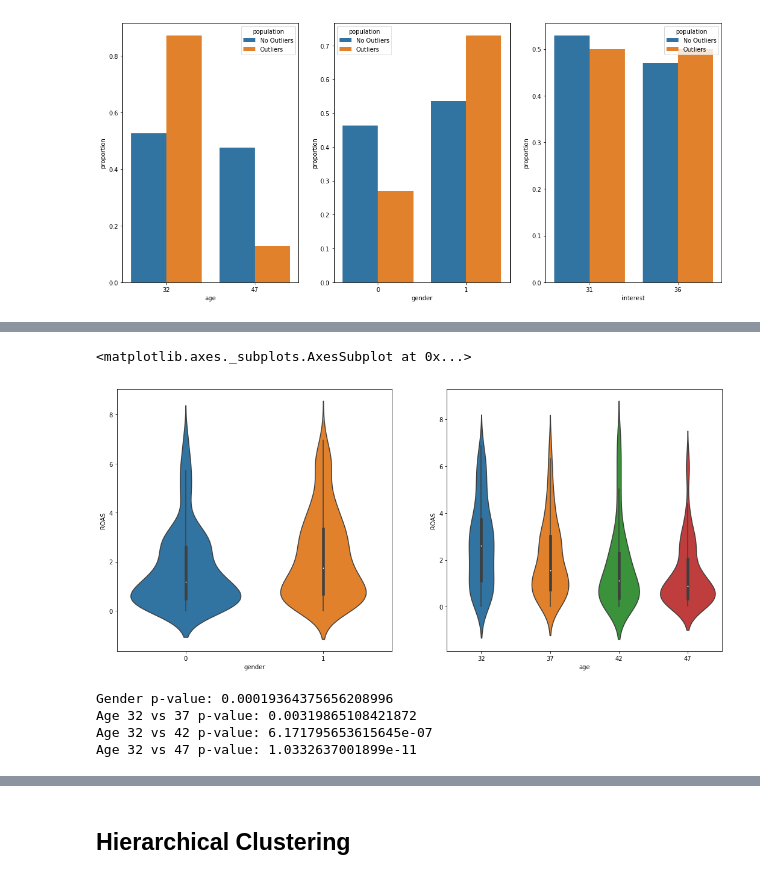
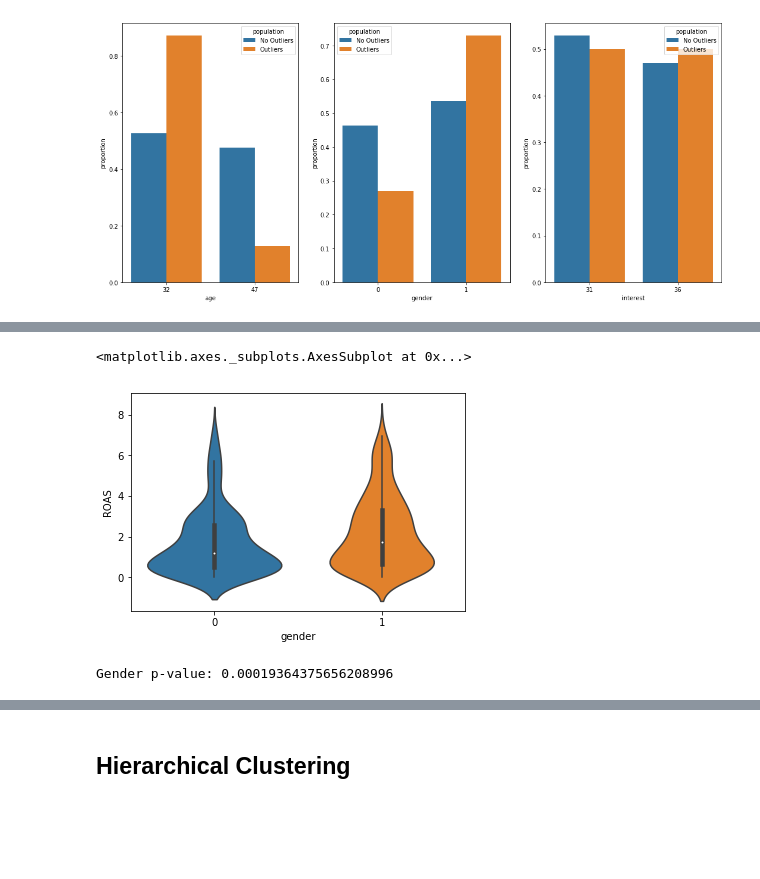
Before and after one commit to mgthometz/facebookads, a Jupyter notebook: fb_ad_analysis.ipynb, the cells around one changed output, grey strips where cells are left out. Saved outputs shown, nothing was run; the diff lists cells and outputs as text; code cells hidden in the pictures; blank space fills up the shorter version.

```diff
--- a/fb_ad_analysis.ipynb
+++ b/fb_ad_analysis.ipynb
@@ -357,25 +357,27 @@ As evidenced in the bar plots below, the 30-34 age group is over-represented in
 # %%
-def plot_proportions(outliers,no_outliers,var,reject_values,ax):
-    '''Plots relative proportions of outlier vs no outliers'''
+def make_subgroup(df,var,var_subgroup_list):
+    '''Creates a dataframe where the value of var is in var_subgroup_list'''
+    df_sub=df.ix[[i for i,n in df[var].iteritems() if n in var_subgroup_list]]
+    return df_sub
+
+outliers['population']='Outliers'
+no_outliers['population']='No Outliers'
+#Create dfs with only statistically significant subgroups for plotting
+subgroup_age=make_subgroup(outliers,'age',reject_age).append(make_subgroup(no_outliers,'age',reject_age))
+subgroup_gender=make_subgroup(outliers,'gender',reject_gender).append(make_subgroup(no_outliers,'gender',reject_gender))
+subgroup_interest=make_subgroup(outliers,'interest',reject_interest).append(make_subgroup(no_outliers,'interest',reject_interest))
+
+def plot_proportions(df,var,hue,ax):
+    '''Plots relative proportions of var in df separated by hue'''
     y='proportion'
-    outliers_sub=outliers.ix[[i for i,n in outliers[var].iteritems() if n in reject_values]]
-    no_outliers_sub=no_outliers.ix[[i for i,n in no_outliers[var].iteritems() if n in reject_values]]
-
-    outliers_sub['population']='Outliers'
-    no_outliers_sub['population']='No Outliers'
-
-    combined=outliers_sub.append(no_outliers_sub)
-    proportion=combined[var].groupby(combined['population']).value_counts(normalize=True).rename(y).reset_index()
-    return sns.barplot(x=var, y=y, hue='population', data=proportion,ax=ax)
-age_mask=((outliers['age']==32) | (outliers['age']==47))
-interest_mask=((outliers['interest']==31) | (outliers['interest']==36))
+    proportion=df[var].groupby(df[hue]).value_counts(normalize=True).rename(y).reset_index()
+    return sns.barplot(x=var, y=y, hue=hue, data=proportion,ax=ax)
 
 #outliers[age_mask | interest_mask]
 figure, axes = plt.subplots(ncols=3,figsize=(18,8))
-f1=plot_proportions(outliers,no_outliers,'age',reject_age,ax=axes[0])
-
-f2=plot_proportions(outliers,no_outliers,'gender',reject_gender,ax=axes[1])
-f3=plot_proportions(outliers,no_outliers,'interest',reject_interest,ax=axes[2])
+f1=plot_proportions(subgroup_age,'age','population',ax=axes[0])
+f2=plot_proportions(subgroup_gender,'gender','population',ax=axes[1])
+f3=plot_proportions(subgroup_interest,'interest','population',ax=axes[2])
 # %% [output]
 [figure]
 # %% [markdown]
@@ -383,21 +389,10 @@ As evidenced by the violin plots for ROAS split by gender and age (with outliers
-# %%
-figure, axes = plt.subplots(ncols=2,figsize=(18,8))
-sns.violinplot(x='gender',y='ROAS',data=no_outliers, ax=axes[0],inner='box')
-sns.violinplot(x='age',y='ROAS',data=no_outliers, ax=axes[1], inner='box')
-# %% [output]
-<matplotlib.axes._subplots.AxesSubplot at 0x...>
-[figure, removed]
-# %%
-gender=ranksums(x=no_outliers[no_outliers['gender']==0].loc[:,'ROAS'],y=no_outliers[no_outliers['gender']==1].loc[:,'ROAS'])
-print('Gender p-value:',gender[1])
-age_32v37=ranksums(x=no_outliers[no_outliers['age']==32].loc[:,'ROAS'],y=no_outliers[no_outliers['age']==37].loc[:,'ROAS'])
-print('Age 32 vs 37 p-value:',age_32v37[1])
-age_32v42=ranksums(x=no_outliers[no_outliers['age']==32].loc[:,'ROAS'],y=no_outliers[no_outliers['age']==42].loc[:,'ROAS'])
-print('Age 32 vs 42 p-value:',age_32v42[1])
-age_32v47=ranksums(x=no_outliers[no_outliers['age']==32].loc[:,'ROAS'],y=no_outliers[no_outliers['age']==47].loc[:,'ROAS'])
-print('Age 32 vs 47 p-value:',age_32v47[1])
-# %% [output]
-Gender p-value: 0.00019364375656208996
-Age 32 vs 37 p-value: 0.00319865108421872
-Age 32 vs 42 p-value: 6.171795653615645e-07
-Age 32 vs 47 p-value: 1.0332637001899e-11
+# %%
+sns.violinplot(x='gender',y='ROAS',data=no_outliers, inner='box')
+# %% [output]
+<matplotlib.axes._subplots.AxesSubplot at 0x...>
+[figure, added]
+# %%
+gender=ranksums(x=no_outliers[no_outliers['gender']==0].loc[:,'ROAS'],y=no_outliers[no_outliers['gender']==1].loc[:,'ROAS'])
+print('Gender p-value:',gender[1])
+# %% [output]
+Gender p-value: 0.00019364375656208996
```
Also changed, not shown: parts of 16 cells of this notebook.
